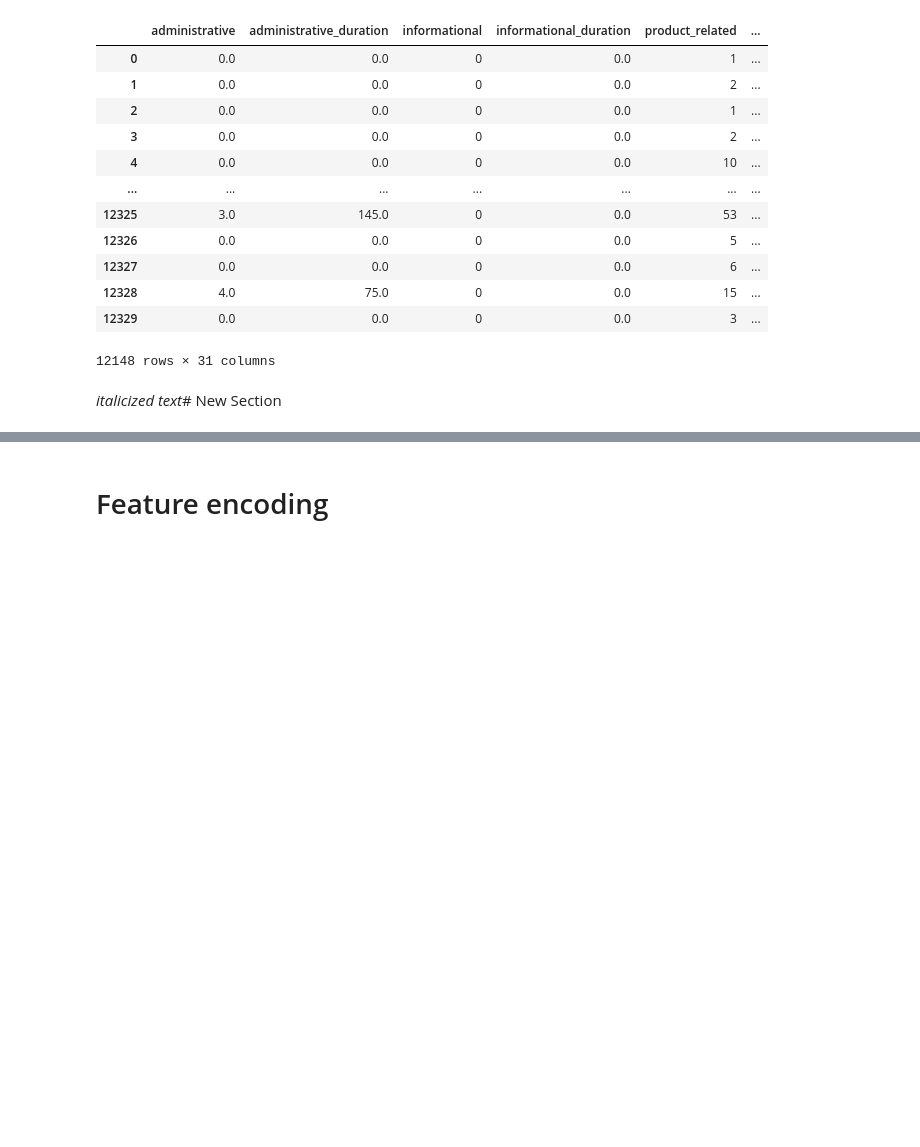
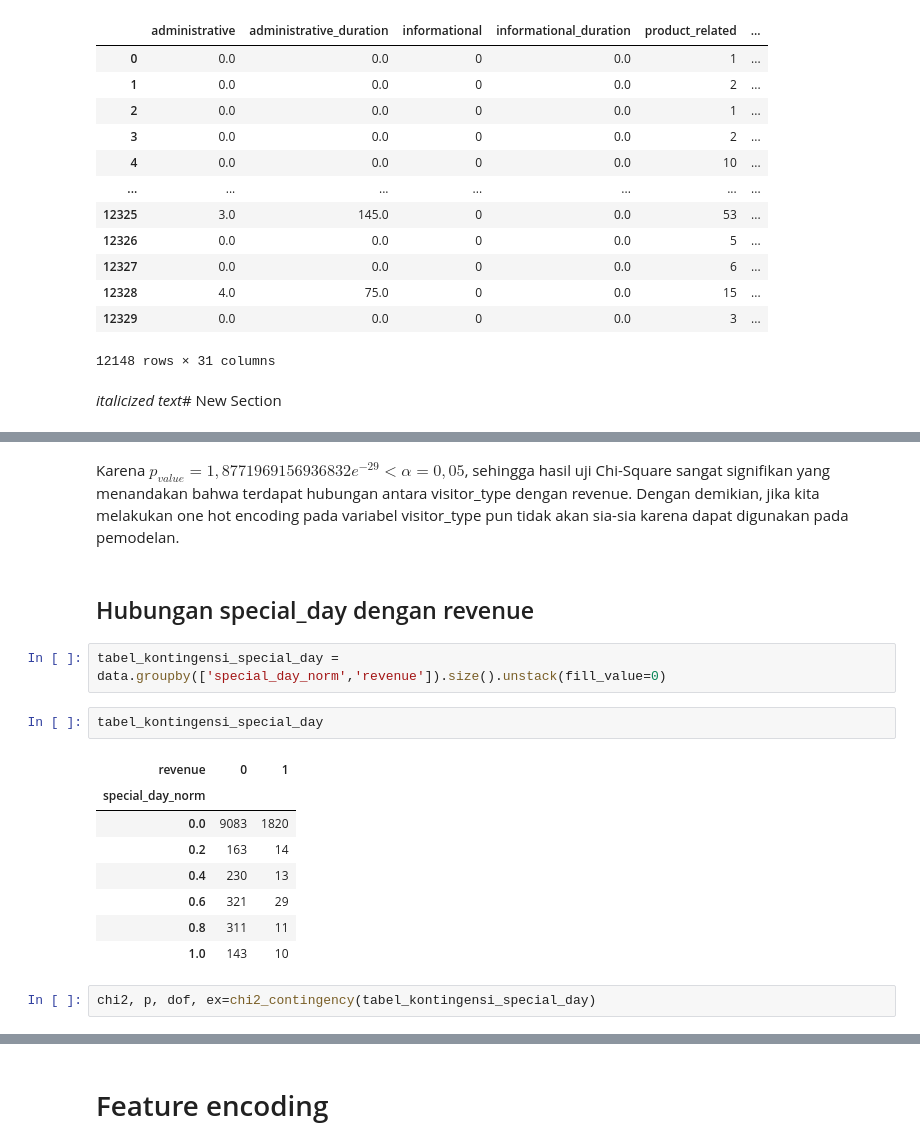
Before and after one commit to widyadaridhyp/Unlocking-Online-Shopper-Behavior, a Jupyter notebook: FINAL_PROJECT_SEABORN_TEAM_Preprocessing.ipynb, the cells around one changed output, grey strips where cells are left out. Cells and saved outputs as stored; diff of their text form; blank space fills up the shorter version.

```diff
--- a/FINAL_PROJECT_SEABORN_TEAM_Preprocessing.ipynb
+++ b/FINAL_PROJECT_SEABORN_TEAM_Preprocessing.ipynb
@@ -354,0 +468,19 @@ data
+# %% [markdown]
+Karena $p_{value} = 1,8771969156936832e^{-29} < \alpha = 0,05$, sehingga hasil uji Chi-Square sangat signifikan yang menandakan bahwa terdapat hubungan antara visitor_type dengan revenue. Dengan demikian, jika kita melakukan one hot encoding pada variabel visitor_type pun tidak akan sia-sia karena dapat digunakan pada pemodelan.
+# %% [markdown]
+## Hubungan special_day dengan revenue
+# %%
+tabel_kontingensi_special_day = data.groupby(['special_day_norm','revenue']).size().unstack(fill_value=0)
+# %%
+tabel_kontingensi_special_day
+# %% [output]
+| revenue | 0 | 1 |
+| special_day_norm |  |  |
+| 0.0 | 9083 | 1820 |
+| 0.2 | 163 | 14 |
+| 0.4 | 230 | 13 |
+| 0.6 | 321 | 29 |
+| 0.8 | 311 | 11 |
+| 1.0 | 143 | 10 |
+# %%
+chi2, p, dof, ex=chi2_contingency(tabel_kontingensi_special_day)
```
Also changed, not shown: parts of 45 cells of this notebook.
